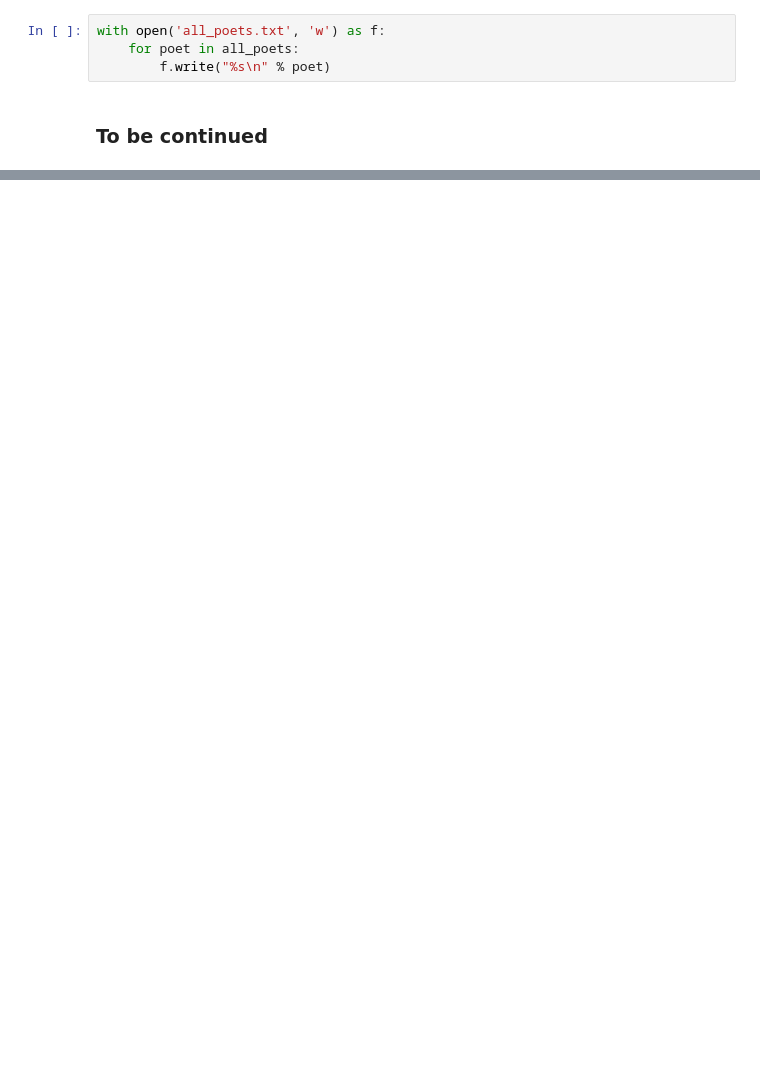
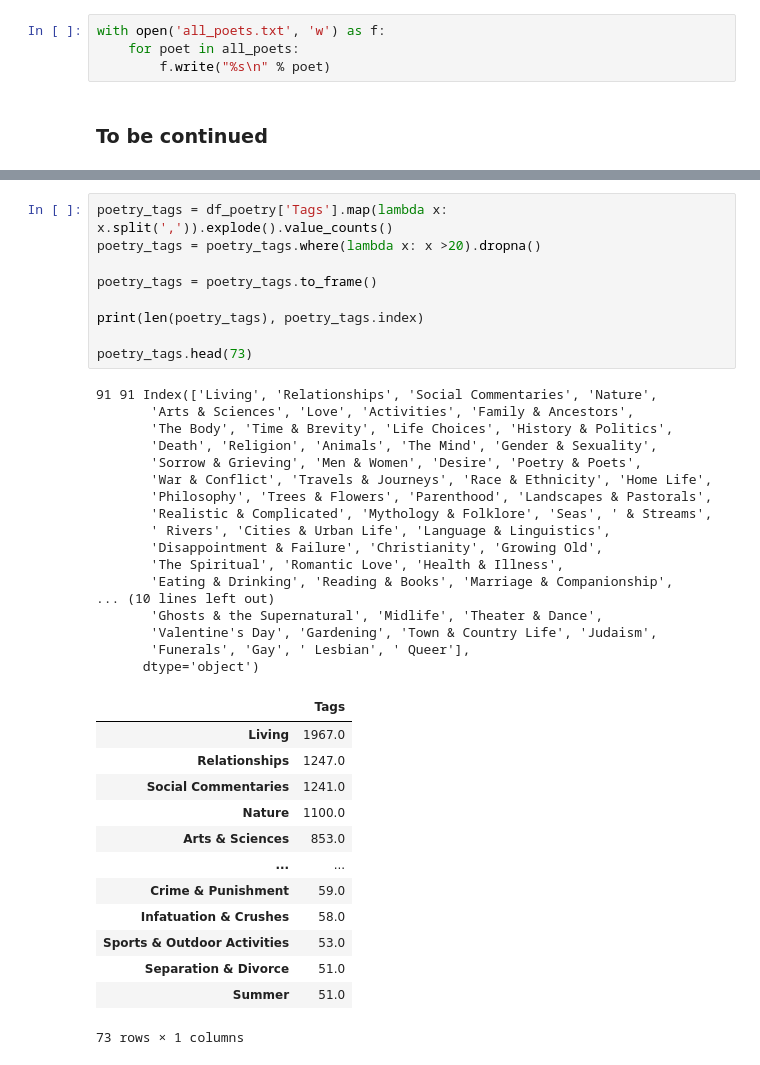
Before and after one commit to rogomes/AIWonderGirls-ATHENA-Art-Assistant, a Jupyter notebook: LSTMs/data/creating-dataset.ipynb, the cells around one changed output, grey strips where cells are left out. Drawn from its saved outputs; the diff is of its cells as text; blank space fills up the shorter version.

```diff
--- a/LSTMs/data/creating-dataset.ipynb
+++ b/LSTMs/data/creating-dataset.ipynb
@@ -53,0 +111,40 @@ with open('all_poets.txt', 'w') as f:
+# %%
+poetry_tags = df_poetry['Tags'].map(lambda x: x.split(',')).explode().value_counts()
+poetry_tags = poetry_tags.where(lambda x: x >20).dropna()
+
+poetry_tags = poetry_tags.to_frame()
+
+print(len(poetry_tags), poetry_tags.index)
+
+poetry_tags.head(73)
+# %% [output]
+91 91 Index(['Living', 'Relationships', 'Social Commentaries', 'Nature',
+       'Arts & Sciences', 'Love', 'Activities', 'Family & Ancestors',
+       'The Body', 'Time & Brevity', 'Life Choices', 'History & Politics',
+       'Death', 'Religion', 'Animals', 'The Mind', 'Gender & Sexuality',
+       'Sorrow & Grieving', 'Men & Women', 'Desire', 'Poetry & Poets',
+       'War & Conflict', 'Travels & Journeys', 'Race & Ethnicity', 'Home Life',
+       'Philosophy', 'Trees & Flowers', 'Parenthood', 'Landscapes & Pastorals',
+       'Realistic & Complicated', 'Mythology & Folklore', 'Seas', ' & Streams',
+       ' Rivers', 'Cities & Urban Life', 'Language & Linguistics',
+       'Disappointment & Failure', 'Christianity', 'Growing Old',
+       'The Spiritual', 'Romantic Love', 'Health & Illness',
+       'Eating & Drinking', 'Reading & Books', 'Marriage & Companionship',
+... (10 lines left out)
+       'Ghosts & the Supernatural', 'Midlife', 'Theater & Dance',
+       'Valentine's Day', 'Gardening', 'Town & Country Life', 'Judaism',
+       'Funerals', 'Gay', ' Lesbian', ' Queer'],
+      dtype='object')
+|  | Tags |
+| Living | 1967.0 |
+| Relationships | 1247.0 |
+| Social Commentaries | 1241.0 |
+| Nature | 1100.0 |
+| Arts & Sciences | 853.0 |
+| ... | ... |
+| Crime & Punishment | 59.0 |
+| Infatuation & Crushes | 58.0 |
+| Sports & Outdoor Activities | 53.0 |
+| Separation & Divorce | 51.0 |
+| Summer | 51.0 |
+73 rows × 1 columns
```
Also changed, not shown: parts of 8 cells of this notebook.
